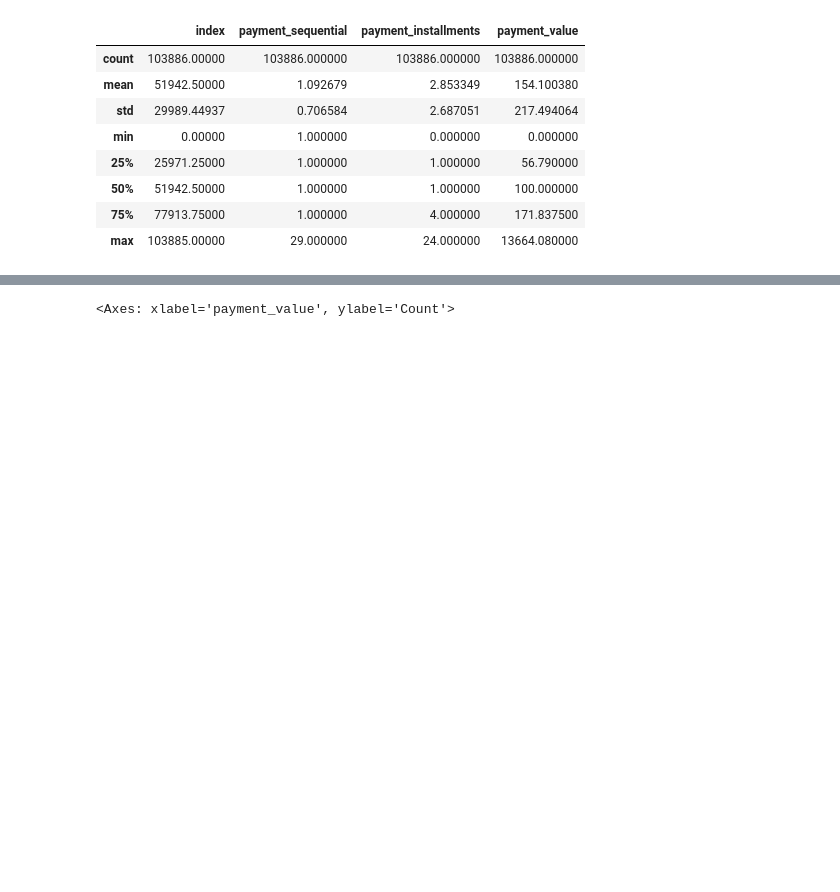
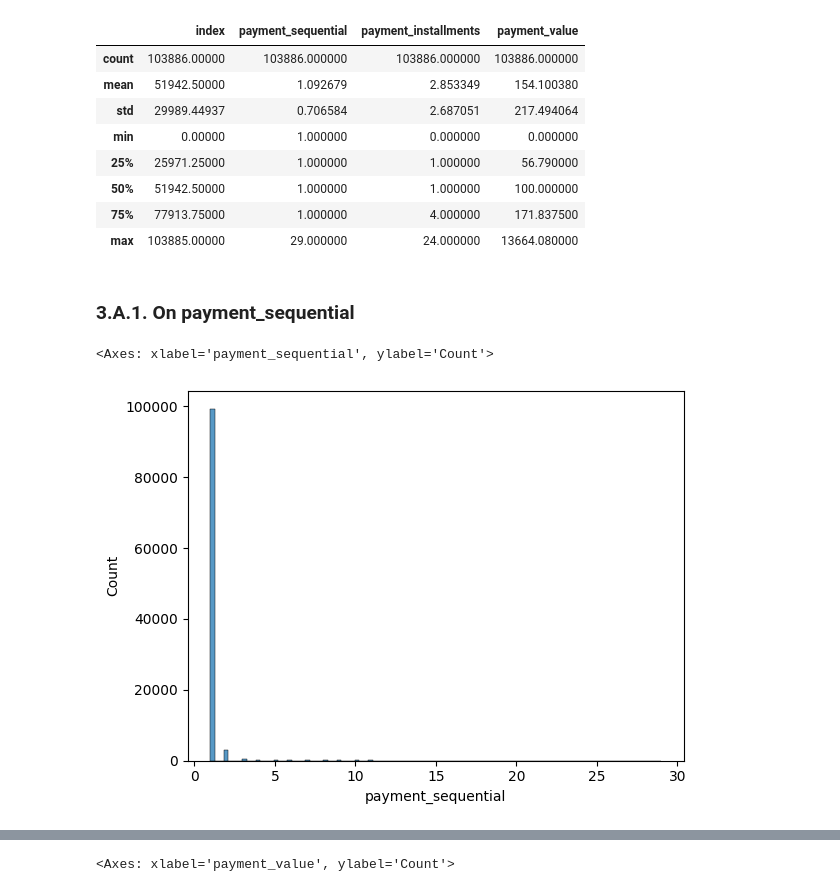
Before and after one commit to bagusfarisa/olist-data-wrangling, a Jupyter notebook: olist.ipynb, the cells around one changed output, grey strips where cells are left out. Cells and saved outputs as stored; diff of their text form; code cells hidden in the pictures; blank space fills up the shorter version.

```diff
--- a/olist.ipynb
+++ b/olist.ipynb
@@ -417,3 +417,11 @@ df_order_payments.describe() # outlier identified in paytment_value (max value i
 | 50% | 51942.50000 | 1.000000 | 1.000000 | 100.000000 |
 | 75% | 77913.75000 | 1.000000 | 4.000000 | 171.837500 |
 | max | 103885.00000 | 29.000000 | 24.000000 | 13664.080000 |
+# %% [markdown]
+### 3.A.1. On payment_sequential
+# %%
+# Draw a plot of payment_sequential
+sns.histplot(df_order_payments, x="payment_sequential", bins=100) # based on this histogram, there're outliers in payment_sequential
+# %% [output]
+<Axes: xlabel='payment_sequential', ylabel='Count'>
+[figure, added]
```
Also changed, not shown: parts of 21 cells of this notebook.
